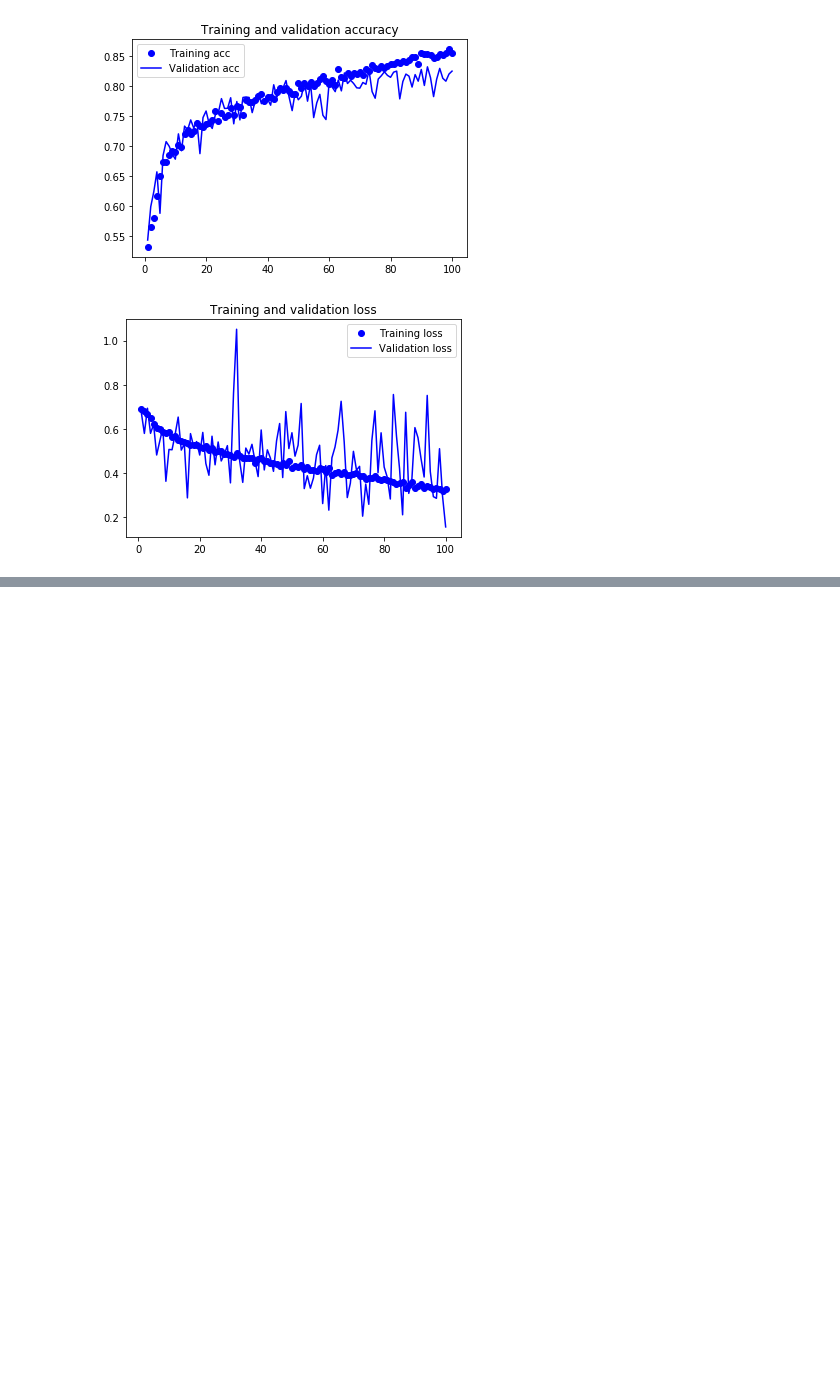
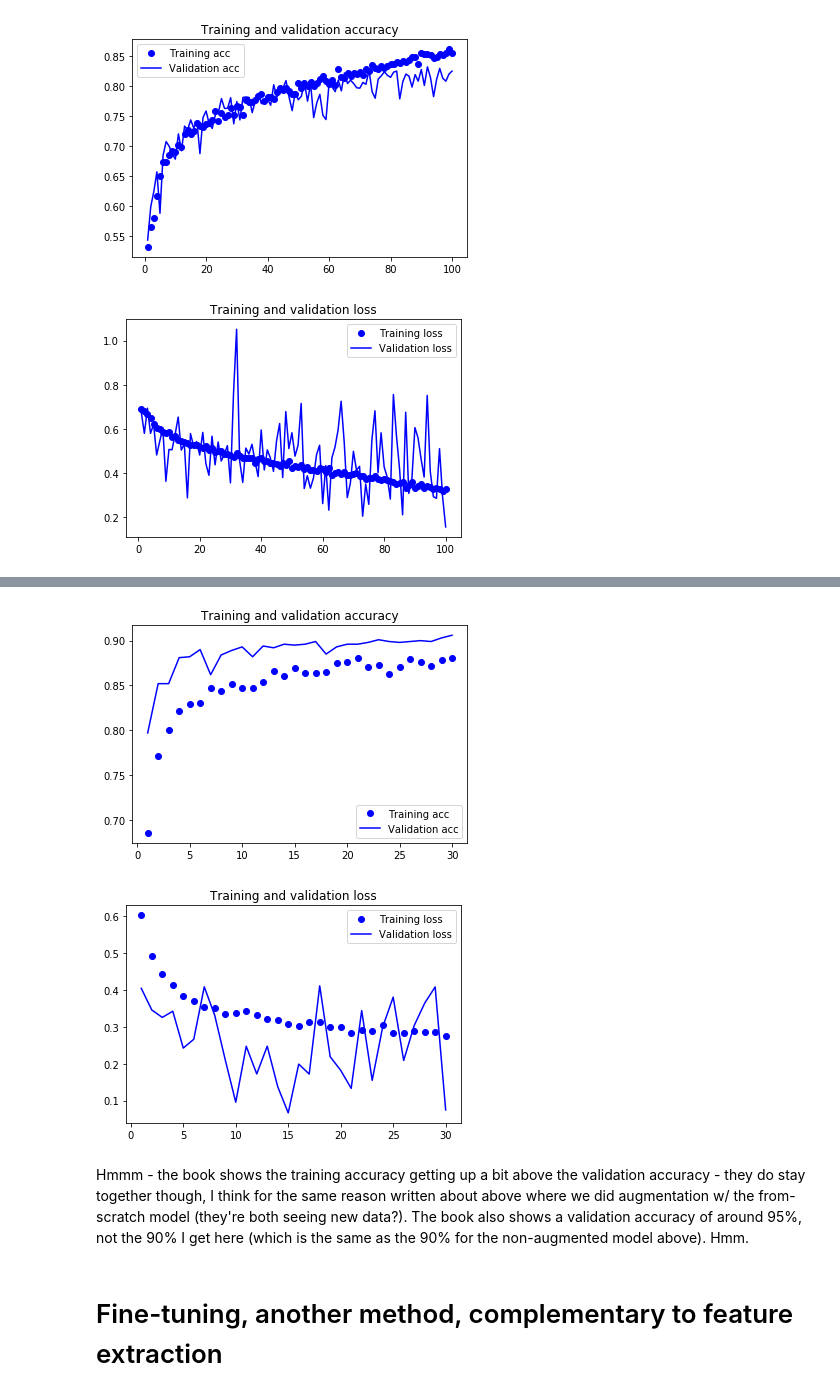
Before and after one commit to aenfield/DeepLearningWithPython, a Jupyter notebook: Conv.ipynb, the cells around one changed output, grey strips where cells are left out. Saved outputs shown, nothing was run; the diff lists cells and outputs as text; code cells hidden in the pictures; blank space fills up the shorter version.

```diff
--- a/Conv.ipynb
+++ b/Conv.ipynb
@@ -452,0 +598,8 @@ plt.legend()
+# %%
+model = models.Sequential()
+model.add(conv_base) # A model is just like a layer in Keras, so we can add the pre-trained model and just go from there.
+model.add(layers.Flatten())
+model.add(layers.Dense(256, activation='relu'))
+model.add(layers.Dense(1, activation='sigmoid'))
+
+model.summary()
@@ -452,0 +636,27 @@ plt.legend()
+# %%
+train_datagen = ImageDataGenerator(
+    rescale=1./255,
+    rotation_range=40,
+    width_shift_range=0.2,
+    height_shift_range=0.2,
+    shear_range=0.2,
+    zoom_range=0.2,
+    horizontal_flip=True,
+    fill_mode='nearest')
+
+test_datagen = ImageDataGenerator(rescale=1./255) # we don't augment the validation data
+
+train_generator = train_datagen.flow_from_directory(
+    train_dir,
+    target_size=(150, 150),
+    batch_size=20,
+    class_mode='binary')
+validation_generator = test_datagen.flow_from_directory(
+    validation_dir,
+    target_size=(150, 150),
+    batch_size=20,
+    class_mode='binary')
+
+model.compile(loss='binary_crossentropy',
+    optimizer=optimizers.RMSprop(lr=2e-5),
+    metrics=['acc'])
@@ -452,0 +666,7 @@ plt.legend()
+# %%
+history = model.fit_generator(
+    train_generator,
+    steps_per_epoch=100,
+    epochs=30,
+    validation_data=validation_generator,
+    validation_steps=50)
@@ -452,0 +691,9 @@ plt.legend()
+# %%
+output_plots(history)
+# %% [output]
+[figure, added]
+[figure, added]
+# %% [markdown]
+Hmmm - the book shows the training accuracy getting up a bit above the validation accuracy - they do stay together though, I think for the same reason written about above where we did augmentation w/ the from-scratch model (they're both seeing new data?). The book also shows a validation accuracy of around 95%, not the 90% I get here (which is the same as the 90% for the non-augmented model above). Hmm.
+# %% [markdown]
+# Fine-tuning, another method, complementary to feature extraction
```
Also changed, not shown: parts of 32 cells of this notebook.
